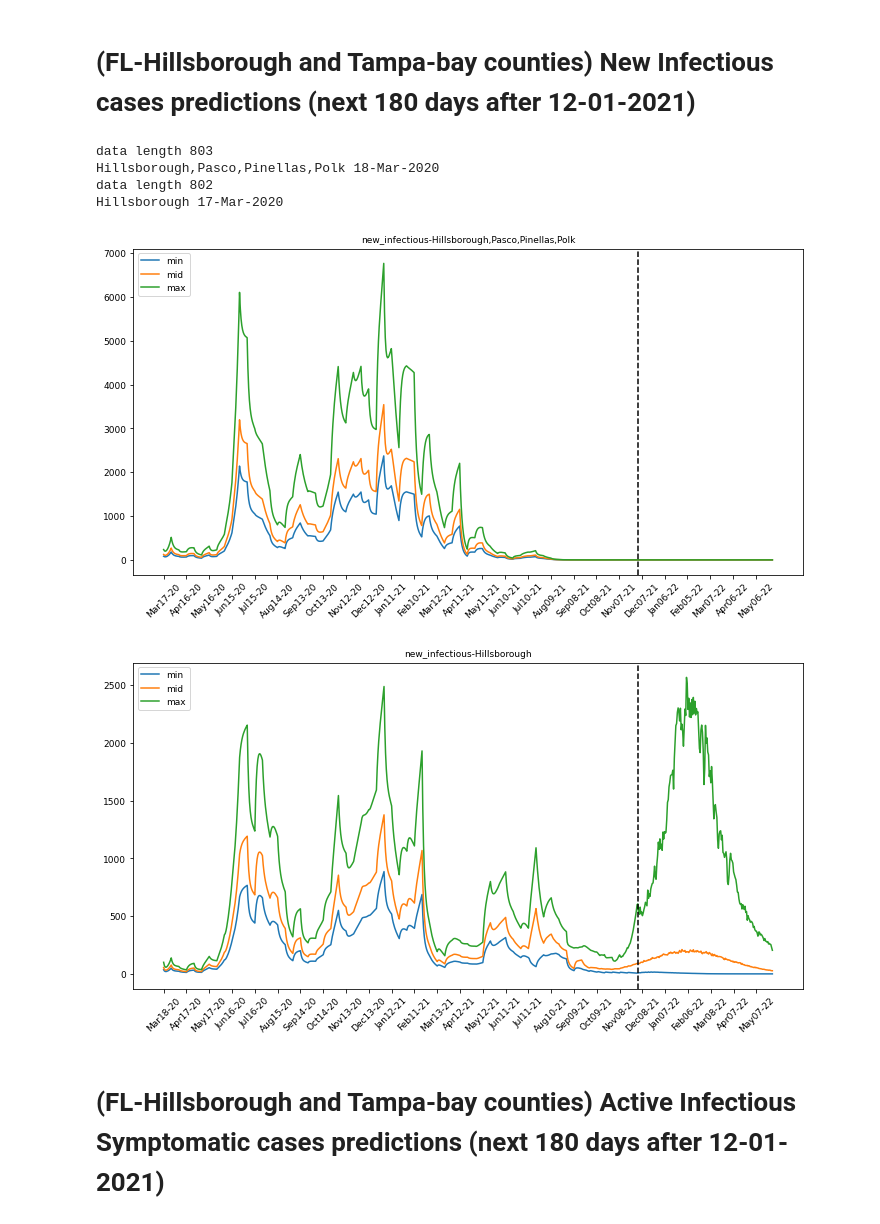
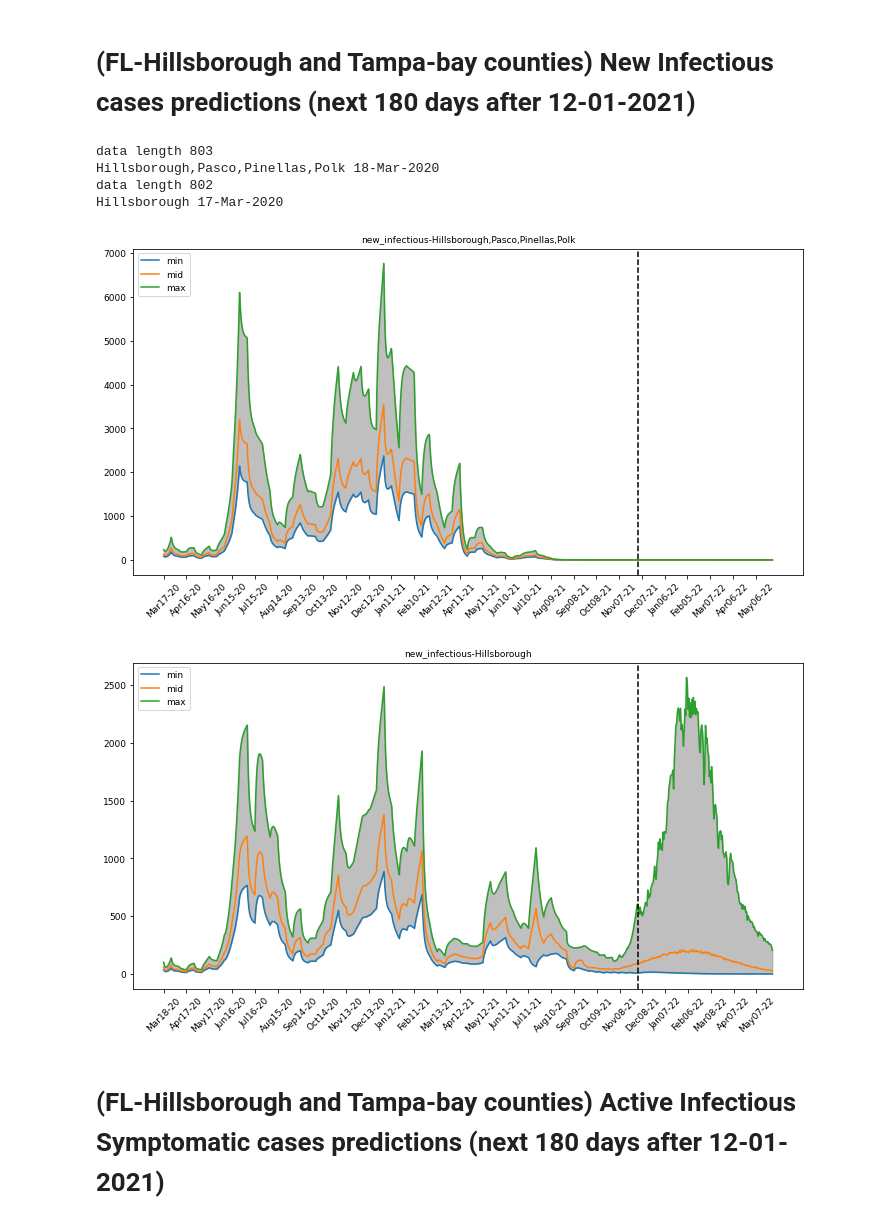
Before and after one commit to EdwinMichaelLab/mongodb-read-and-plot, a Jupyter notebook: mongodb-read-data-and-plot.ipynb, the cells around one changed output. Cells and saved outputs as stored; diff of their text form; code cells hidden in the pictures.

Commit message:
add shades between min and max

```diff
--- a/mongodb-read-data-and-plot.ipynb
+++ b/mongodb-read-data-and-plot.ipynb
@@ -88,6 +88,7 @@ for x in mydoc:
         ax2.plot(days, min_data, label="min")
         ax2.plot(days, mid_data, label="mid")
         ax2.plot(days, max_data, label="max")
+        ax2.fill_between(days, min_data, max_data, color='grey', alpha=0.5)
         ax2.plot(days[:len(confirmed)], confirmed, label="confirmed")
         #ax2.plot(days[:len(deaths)], deaths, label="deaths")
 
@@ -145,6 +146,7 @@ for x in mydoc:
         ax2.plot(days, min_data, label="min")
         ax2.plot(days, mid_data, label="mid")
         ax2.plot(days, max_data, label="max")
+        ax2.fill_between(days, min_data, max_data, color='grey', alpha=0.5)
 
         ax2.set_title(label+'-'+x["Locations"])
         plt.axvline(x=current_date, color='k', linestyle='--') # draw vertical line on current date
@@ -200,6 +202,7 @@ for x in mydoc:
         ax2.plot(days, min_data, label="min")
         ax2.plot(days, mid_data, label="mid")
         ax2.plot(days, max_data, label="max")
+        ax2.fill_between(days, min_data, max_data, color='grey', alpha=0.5)
 
         ax2.set_title("Active Infectious cases("+label+')-'+x["Locations"])
         plt.axvline(x=current_date, color='k', linestyle='--') # draw vertical line on current date
@@ -239,35 +242,36 @@ for x in mydoc:
             mid_data.append(data[h][1])
             max_data.append(data[h][2])
 
         start_date=x["start_date"]
         sdate_obj = datetime.strptime(start_date, "%d-%b-%Y")
         days=[]
         for d in range(len(data)):
             dd = sdate_obj+timedelta(days=d)
             #dd = dd.strftime("%d-%b-%Y") # 17-Mar-2020
             #dd = dd.strftime("%m%d-%y") # 0317-20
             dd = dd.strftime("%b%d-%y") # 0317-20
             days.append(dd)
             #print(dd)
 
         fig2, ax2 = plt.subplots(figsize=(12,6))
 
         ax2.plot(days, min_data, label="min")
         ax2.plot(days, mid_data, label="mid")
         ax2.plot(days, max_data, label="max")
+        ax2.fill_between(days, min_data, max_data, color='grey', alpha=0.5)
 
         ax2.set_title(label+'-'+x["Locations"])
         plt.axvline(x=current_date, color='k', linestyle='--') # draw vertical line on current date
         plt.xticks(np.arange(0, len(days)+1, 30))
         plt.xticks(rotation=45)
         ax2.legend(loc=2); # upper left corner
 # %% [output]
 data length 803
 Hillsborough,Pasco,Pinellas,Polk 18-Mar-2020
 data length 802
 Hillsborough 17-Mar-2020
-[figure, old version]
+[figure, new version]
-[figure, old version]
+[figure, new version]
 # %% [markdown]
 # (FL-Hillsborough and Tampa-bay counties) Active Infectious Symptomatic cases predictions (next 180 days after 12-01-2021)
 # %%
```
Also changed, not shown: parts of 7 cells of this notebook.
